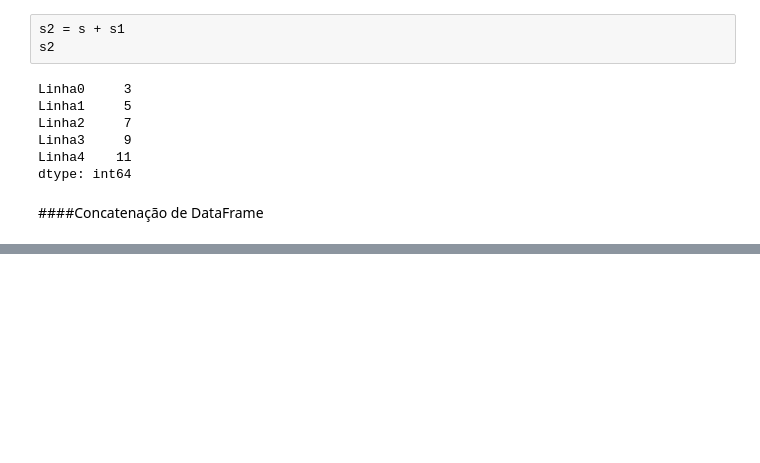
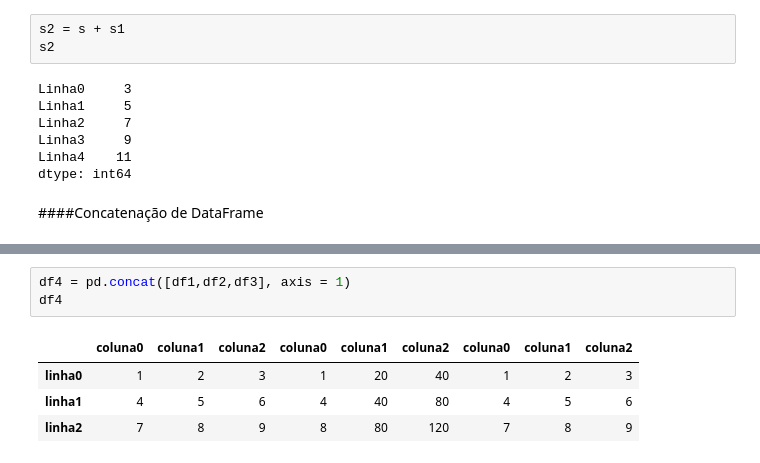
Before and after one commit to King-Bowie/pandas-testando-e-analisando, a Jupyter notebook: Pandas_Extras_testando_e_analisando.ipynb, the cells around one changed output, grey strips where cells are left out. Saved outputs shown, nothing was run; the diff lists cells and outputs as text; blank space fills up the shorter version.

```diff
--- a/Pandas_Extras_testando_e_analisando.ipynb
+++ b/Pandas_Extras_testando_e_analisando.ipynb
@@ -203,0 +281,8 @@ dtype: int64
+# %%
+df4 = pd.concat([df1,df2,df3], axis = 1)
+df4
+# %% [output]
+|  | coluna0 | coluna1 | coluna2 | coluna0 | coluna1 | coluna2 | coluna0 | coluna1 | coluna2 |
+| linha0 | 1 | 2 | 3 | 1 | 20 | 40 | 1 | 2 | 3 |
+| linha1 | 4 | 5 | 6 | 4 | 40 | 80 | 4 | 5 | 6 |
+| linha2 | 7 | 8 | 9 | 8 | 80 | 120 | 7 | 8 | 9 |
```
Also changed, not shown: parts of 57 cells of this notebook.
